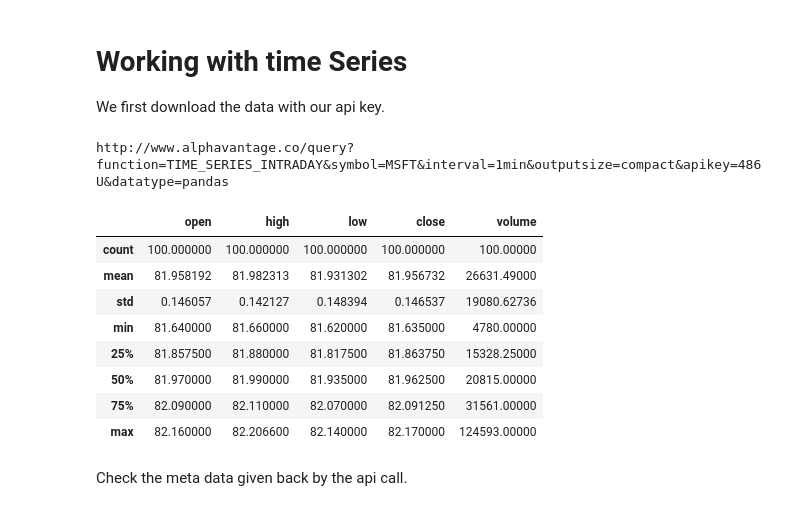
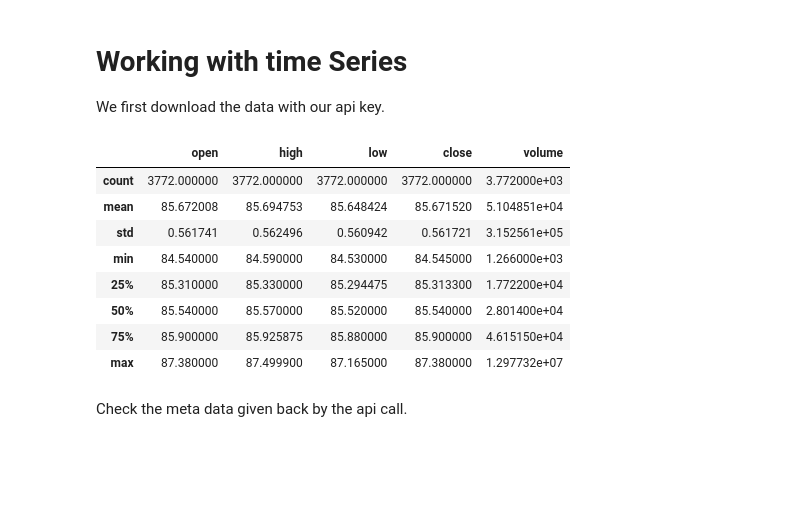
Before and after one commit to RomelTorres/av_example, a Jupyter notebook: Alpha vantage examples.ipynb, the cells around one changed output. Drawn from its saved outputs; the diff is of its cells as text; code cells hidden in the pictures; blank space fills up the shorter version.

```diff
--- a/Alpha vantage examples.ipynb
+++ b/Alpha vantage examples.ipynb
@@ -14,20 +14,19 @@ matplotlib.rcParams['figure.figsize'] = (20.0, 10.0)
 We first download the data with our api key.
 # %%
 ts = TimeSeries(key=os.environ['API_KEY'], output_format='pandas')
-data, meta_data = ts.get_intraday(symbol='MSFT',interval='1min', outputsize='compact')
+data, meta_data = ts.get_intraday(symbol='MSFT',interval='1min', outputsize='full')
 # We can describe it
 data.describe()
 # %% [output]
-http://www.alphavantage.co/query?function=TIME_SERIES_INTRADAY&symbol=MSFT&interval=1min&outputsize=compact&apikey=486U&datatype=pandas
 |  | open | high | low | close | volume |
-| count | 100.000000 | 100.000000 | 100.000000 | 100.000000 | 100.00000 |
-| mean | 81.958192 | 81.982313 | 81.931302 | 81.956732 | 26631.49000 |
-| std | 0.146057 | 0.142127 | 0.148394 | 0.146537 | 19080.62736 |
-| min | 81.640000 | 81.660000 | 81.620000 | 81.635000 | 4780.00000 |
-| 25% | 81.857500 | 81.880000 | 81.817500 | 81.863750 | 15328.25000 |
-| 50% | 81.970000 | 81.990000 | 81.935000 | 81.962500 | 20815.00000 |
-| 75% | 82.090000 | 82.110000 | 82.070000 | 82.091250 | 31561.00000 |
-| max | 82.160000 | 82.206600 | 82.140000 | 82.170000 | 124593.00000 |
+| count | 3772.000000 | 3772.000000 | 3772.000000 | 3772.000000 | 3.772000e+03 |
+| mean | 85.672008 | 85.694753 | 85.648424 | 85.671520 | 5.104851e+04 |
+| std | 0.561741 | 0.562496 | 0.560942 | 0.561721 | 3.152561e+05 |
+| min | 84.540000 | 84.590000 | 84.530000 | 84.545000 | 1.266000e+03 |
+| 25% | 85.310000 | 85.330000 | 85.294475 | 85.313300 | 1.772200e+04 |
+| 50% | 85.540000 | 85.570000 | 85.520000 | 85.540000 | 2.801400e+04 |
+| 75% | 85.900000 | 85.925875 | 85.880000 | 85.900000 | 4.615150e+04 |
+| max | 87.380000 | 87.499900 | 87.165000 | 87.380000 | 1.297732e+07 |
 # %% [markdown]
 Check the meta data given back by the api call.
 # %%
```
Also changed, not shown: parts of 13 cells of this notebook.
